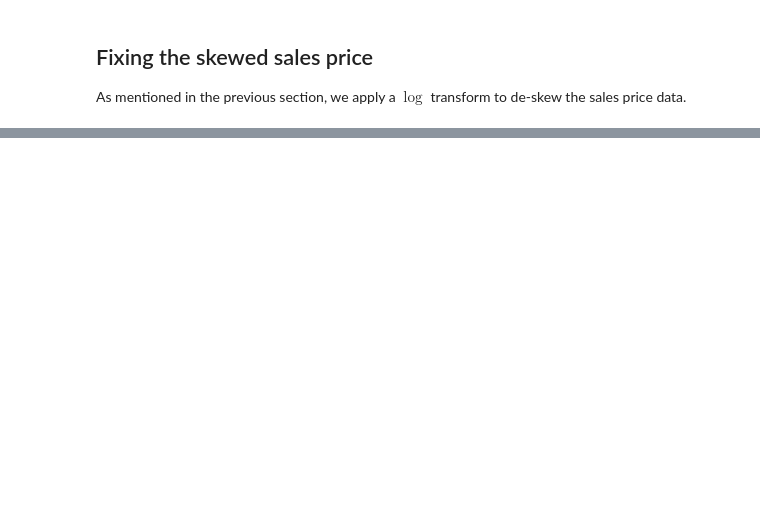
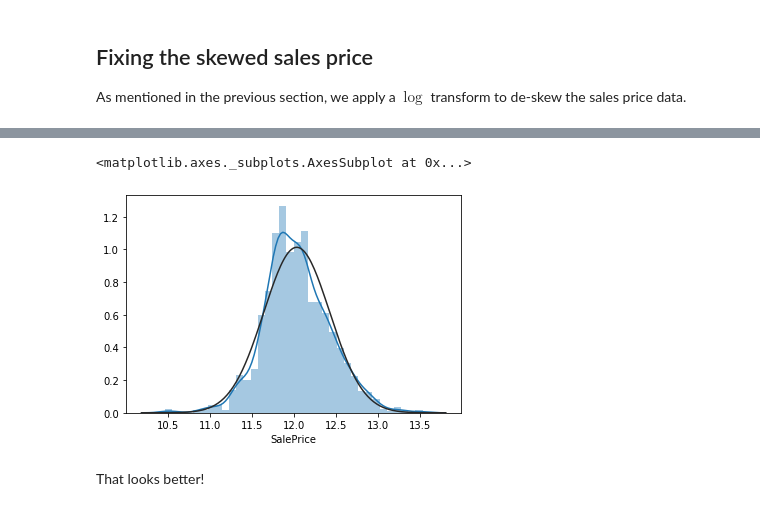
Before and after one commit to fattorib/HousingRegression, a Jupyter notebook: Project.ipynb, the cells around one changed output, grey strips where cells are left out. Drawn from its saved outputs; the diff is of its cells as text; code cells hidden in the pictures; blank space fills up the shorter version.

```diff
--- a/Project.ipynb
+++ b/Project.ipynb
@@ -244,0 +235,9 @@ attributes
+# %%
+prices = np.log(prices)
+%matplotlib inline
+sns.distplot(prices,fit = norm)
+# %% [output]
+<matplotlib.axes._subplots.AxesSubplot at 0x...>
+[figure, added]
+# %% [markdown]
+That looks better!
```
Also changed, not shown: parts of 25 cells of this notebook, 1 other file.
